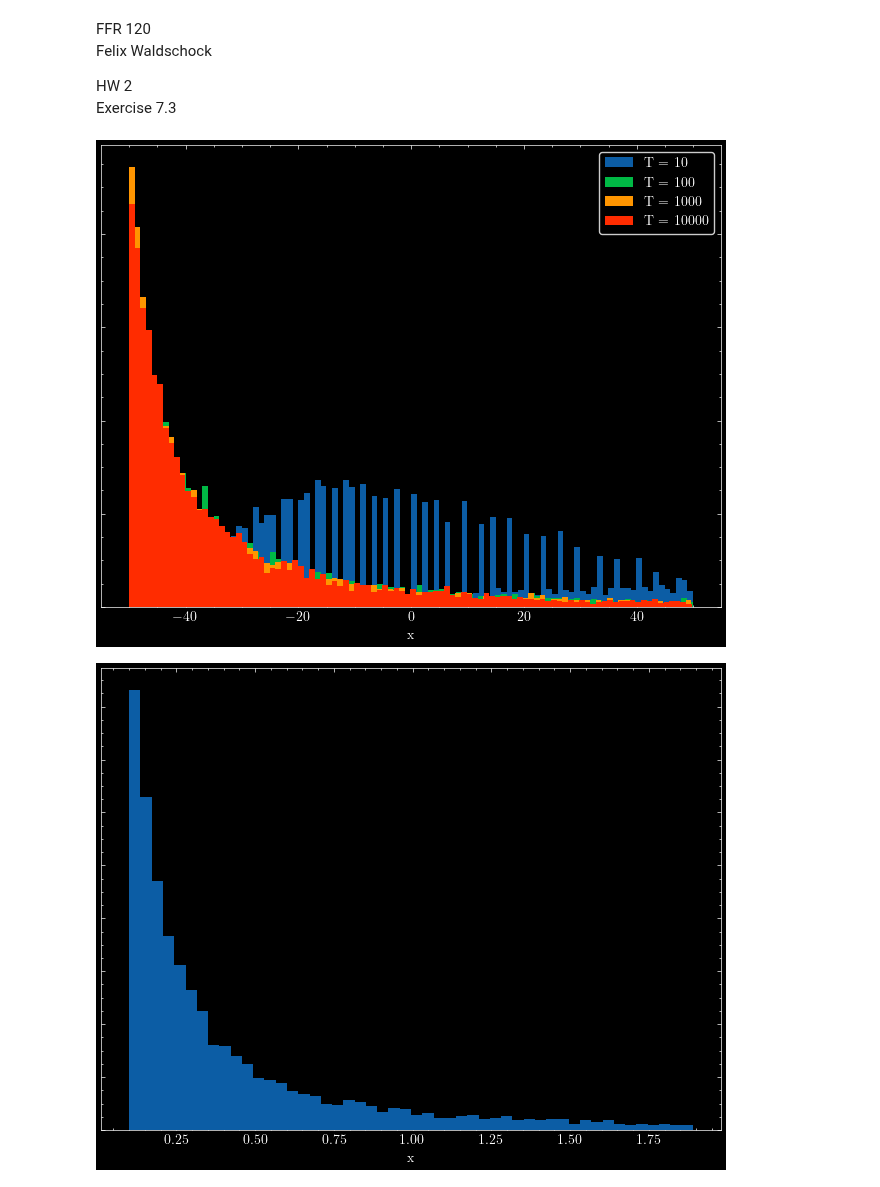
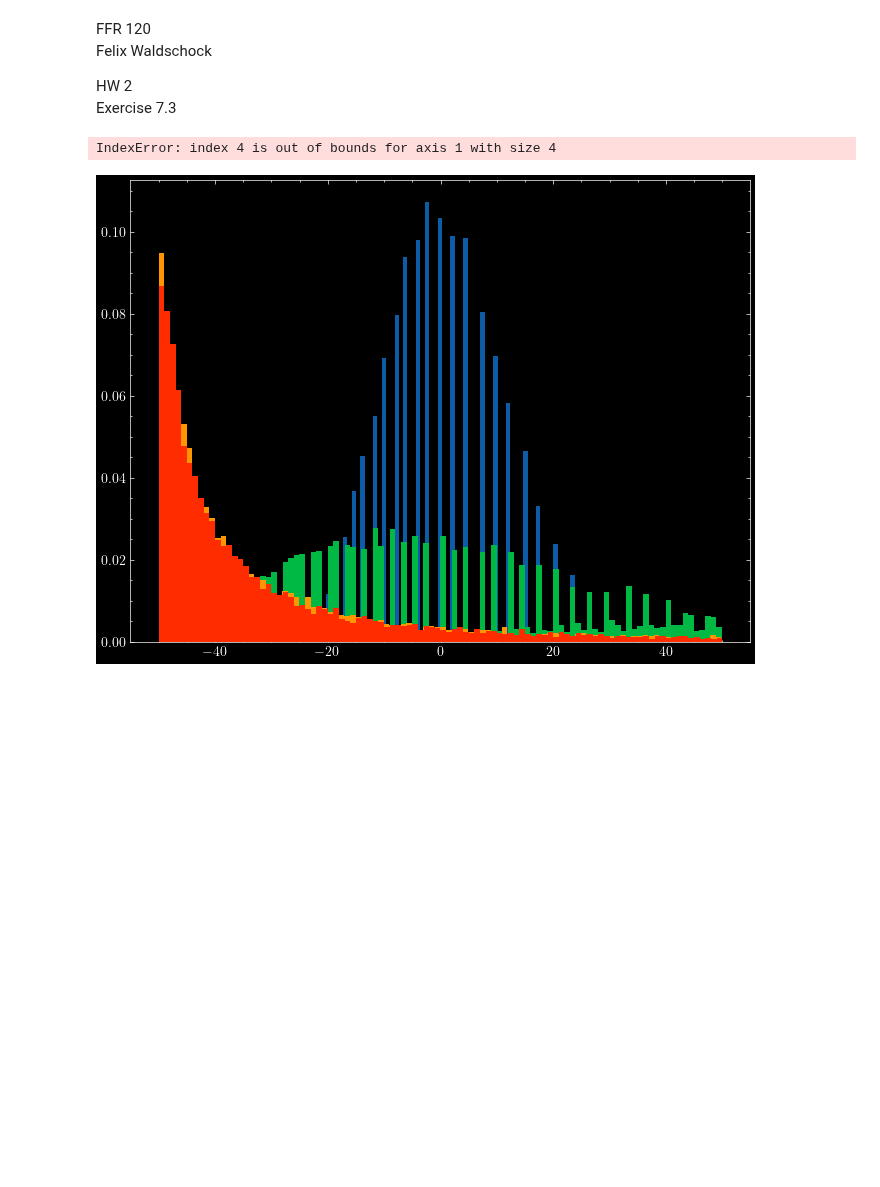
Before and after one commit to FelixWaldschock/Chalmers_FFR120_Simulation_Of_Complex_System, a Jupyter notebook: HW_02/Exercise_7-3.ipynb, the cells around one changed output. Cells and saved outputs as stored; diff of their text form; code cells hidden in the pictures; blank space fills up the shorter version.

```diff
--- a/HW_02/Exercise_7-3.ipynb
+++ b/HW_02/Exercise_7-3.ipynb
@@ -82,30 +81,30 @@ if(1):
 # %%
 # load the trajectories from a file
 trajectories = np.load('Simulated_Data/trajectories_73.npy')
 sigmas_ = np.load('Simulated_Data/sigmas_73.npy')
 bins = 100
 
 # plot the trajectories in one histogram
 fig, ax = plt.subplots(figsize=(8, 6))
 plt.hist(trajectories[:, 0], bins=bins, density=True, label='T = 10')
 plt.hist(trajectories[:, 1], bins=bins, density=True, label='T = 100')
 plt.hist(trajectories[:, 2], bins=bins, density=True, label='T = 1000')
 plt.hist(trajectories[:, 3], bins=bins, density=True, label='T = 10000')
-#plt.hist(trajectories[:, 4], bins=bins, density=True, label='T = 100000')
+plt.hist(trajectories[:, 4], bins=bins, density=True, label='T = 100000')
 plt.xlabel('x')
 plt.legend()
 ax.set_yticklabels([])
 plt.show()
 
 # plot the sigmas
 fig, ax = plt.subplots(figsize=(8, 6))
 plt.hist(sigmas_, bins=50, label='sigmas')
 plt.xlabel('x')
 ax.set_yticklabels([])
 plt.show()
 # %% [output]
+IndexError: index 4 is out of bounds for axis 1 with size 4
-[figure, old version]
+[figure, new version]
-[figure, removed]
 # %%
 # print the means of the trajectories
 print('mean of the trajectories:')
```
Also changed, not shown: parts of 3 cells of this notebook, 12 other files.
